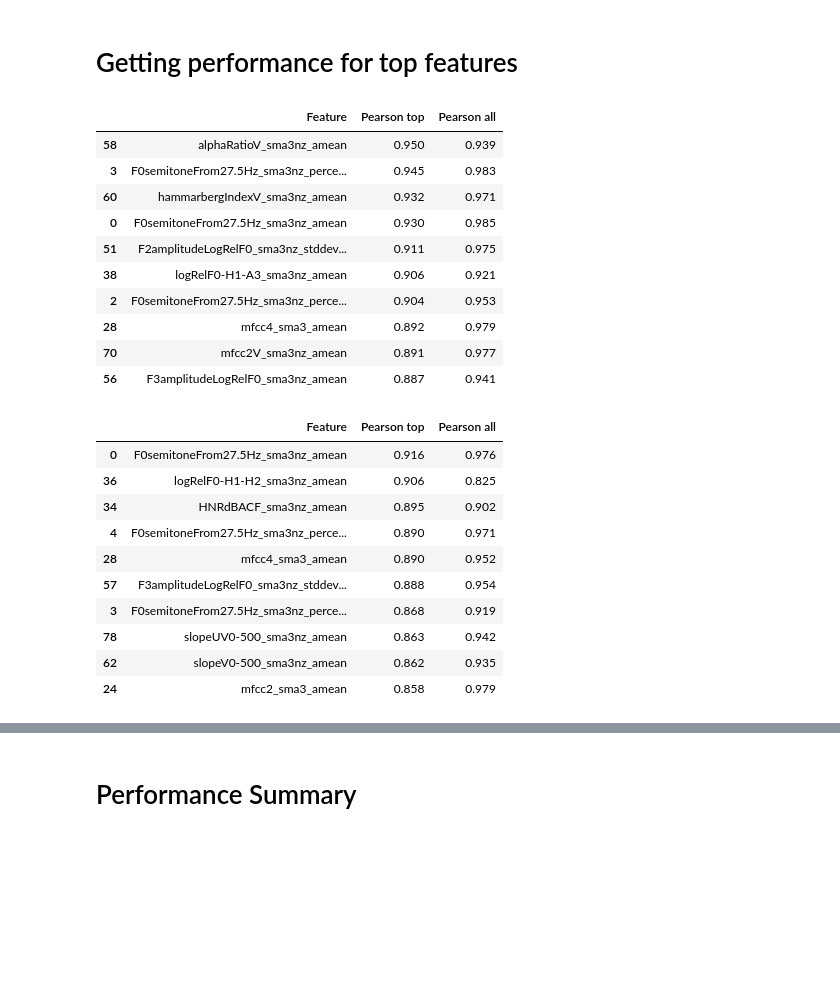
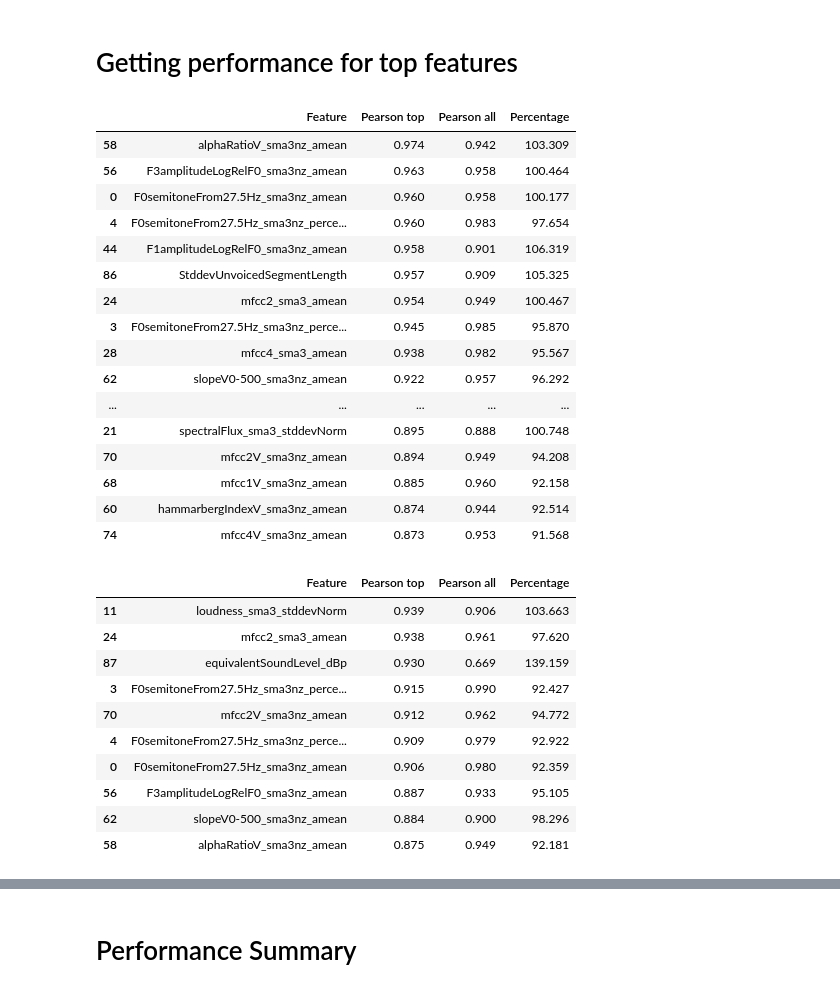
Before and after one commit to satvik-dixit/explainability_SER, a Jupyter notebook: SER_explainability_tutorial.ipynb, the cells around one changed output, grey strips where cells are left out. Saved outputs shown, nothing was run; the diff lists cells and outputs as text; code cells hidden in the pictures; blank space fills up the shorter version.

```diff
--- a/SER_explainability_tutorial.ipynb
+++ b/SER_explainability_tutorial.ipynb
@@ -590,5 +591,3 @@ print(num_byols_features)
-# %%
-num_byols_features = {'anger': 80, 'fear': 50, 'neutrality': 170, 'joy': 240, 'sadness': 60, 'disgust': 60}
 # %% [markdown]
 # Predicting Functions
 # %%
@@ -658,6 +657,7 @@ def top_byols_predict_ege(e):
   en_errors_r_squared_all = []
   pearson_corr_top = []
   pearson_corr_all = []
+  percentage = []
 
   byols_embeddings, byols_labels, byols_speakers = emotion_all_merger(emotion=e, other_emotions=[em for em in emotions if em!=e], embeddings_dict=byols_embeddings_dict, speakers_dict=byols_speakers_list_dict, num=45)
   ege_embeddings, ege_labels, ege_speakers = emotion_all_merger(emotion=e, other_emotions=[em for em in emotions if em!=e], embeddings_dict=eGeMAPS_embeddings_dict, speakers_dict=eGeMAPS_speakers_list_dict, num=45)
@@ -676,7 +676,9 @@ def top_byols_predict_ege(e):
     en_errors_r_squared_all.append(np.round(en_r_squared_all, 3))
     pearson_corr_all.append(np.round(p_corr_all, 3))
 
-  prediction_metrics_dict = {'Feature':egemaps_feature_names, 'Pearson top':pearson_corr_top, 'Pearson all': pearson_corr_all}
+    percentage.append(np.round(p_corr_top*100/p_corr_all, 3))
+
+  prediction_metrics_dict = {'Feature':egemaps_feature_names, 'Pearson top':pearson_corr_top, 'Pearson all': pearson_corr_all, 'Percentage':percentage}
 
   return prediction_metrics_dict
 # %%
@@ -684,19 +686,25 @@ df = pd.DataFrame(top_byols_predict_ege(emotions[0]))
 sorted_df = df.sort_values(by='Pearson top', ascending=False)
 predicted_df_dict[emotions[0]] = sorted_df
 # %%
-sorted_df.head(10)
+sorted_df.head(20)
 # %% [output]
-|  | Feature | Pearson top | Pearson all |
-| 58 | alphaRatioV_sma3nz_amean | 0.950 | 0.939 |
-| 3 | F0semitoneFrom27.5Hz_sma3nz_perce... | 0.945 | 0.983 |
-| 60 | hammarbergIndexV_sma3nz_amean | 0.932 | 0.971 |
-| 0 | F0semitoneFrom27.5Hz_sma3nz_amean | 0.930 | 0.985 |
-| 51 | F2amplitudeLogRelF0_sma3nz_stddev... | 0.911 | 0.975 |
-| 38 | logRelF0-H1-A3_sma3nz_amean | 0.906 | 0.921 |
-| 2 | F0semitoneFrom27.5Hz_sma3nz_perce... | 0.904 | 0.953 |
-| 28 | mfcc4_sma3_amean | 0.892 | 0.979 |
-| 70 | mfcc2V_sma3nz_amean | 0.891 | 0.977 |
-| 56 | F3amplitudeLogRelF0_sma3nz_amean | 0.887 | 0.941 |
+|  | Feature | Pearson top | Pearson all | Percentage |
+| 58 | alphaRatioV_sma3nz_amean | 0.974 | 0.942 | 103.309 |
+| 56 | F3amplitudeLogRelF0_sma3nz_amean | 0.963 | 0.958 | 100.464 |
+| 0 | F0semitoneFrom27.5Hz_sma3nz_amean | 0.960 | 0.958 | 100.177 |
+| 4 | F0semitoneFrom27.5Hz_sma3nz_perce... | 0.960 | 0.983 | 97.654 |
+| 44 | F1amplitudeLogRelF0_sma3nz_amean | 0.958 | 0.901 | 106.319 |
+| 86 | StddevUnvoicedSegmentLength | 0.957 | 0.909 | 105.325 |
+| 24 | mfcc2_sma3_amean | 0.954 | 0.949 | 100.467 |
+| 3 | F0semitoneFrom27.5Hz_sma3nz_perce... | 0.945 | 0.985 | 95.870 |
+| 28 | mfcc4_sma3_amean | 0.938 | 0.982 | 95.567 |
+| 62 | slopeV0-500_sma3nz_amean | 0.922 | 0.957 | 96.292 |
+| ... | ... | ... | ... | ... |
+| 21 | spectralFlux_sma3_stddevNorm | 0.895 | 0.888 | 100.748 |
+| 70 | mfcc2V_sma3nz_amean | 0.894 | 0.949 | 94.208 |
+| 68 | mfcc1V_sma3nz_amean | 0.885 | 0.960 | 92.158 |
+| 60 | hammarbergIndexV_sma3nz_amean | 0.874 | 0.944 | 92.514 |
+| 74 | mfcc4V_sma3nz_amean | 0.873 | 0.953 | 91.568 |
 # %%
 df = pd.DataFrame(top_byols_predict_ege(emotions[1]))
 sorted_df = df.sort_values(by='Pearson top', ascending=False)
@@ -704,17 +712,17 @@ predicted_df_dict[emotions[1]] = sorted_df
 # %%
 sorted_df.head(10)
 # %% [output]
-|  | Feature | Pearson top | Pearson all |
-| 0 | F0semitoneFrom27.5Hz_sma3nz_amean | 0.916 | 0.976 |
-| 36 | logRelF0-H1-H2_sma3nz_amean | 0.906 | 0.825 |
-| 34 | HNRdBACF_sma3nz_amean | 0.895 | 0.902 |
-| 4 | F0semitoneFrom27.5Hz_sma3nz_perce... | 0.890 | 0.971 |
-| 28 | mfcc4_sma3_amean | 0.890 | 0.952 |
-| 57 | F3amplitudeLogRelF0_sma3nz_stddev... | 0.888 | 0.954 |
-| 3 | F0semitoneFrom27.5Hz_sma3nz_perce... | 0.868 | 0.919 |
-| 78 | slopeUV0-500_sma3nz_amean | 0.863 | 0.942 |
-| 62 | slopeV0-500_sma3nz_amean | 0.862 | 0.935 |
-| 24 | mfcc2_sma3_amean | 0.858 | 0.979 |
+|  | Feature | Pearson top | Pearson all | Percentage |
+| 11 | loudness_sma3_stddevNorm | 0.939 | 0.906 | 103.663 |
+| 24 | mfcc2_sma3_amean | 0.938 | 0.961 | 97.620 |
+| 87 | equivalentSoundLevel_dBp | 0.930 | 0.669 | 139.159 |
+| 3 | F0semitoneFrom27.5Hz_sma3nz_perce... | 0.915 | 0.990 | 92.427 |
+| 70 | mfcc2V_sma3nz_amean | 0.912 | 0.962 | 94.772 |
+| 4 | F0semitoneFrom27.5Hz_sma3nz_perce... | 0.909 | 0.979 | 92.922 |
+| 0 | F0semitoneFrom27.5Hz_sma3nz_amean | 0.906 | 0.980 | 92.359 |
+| 56 | F3amplitudeLogRelF0_sma3nz_amean | 0.887 | 0.933 | 95.105 |
+| 62 | slopeV0-500_sma3nz_amean | 0.884 | 0.900 | 98.296 |
+| 58 | alphaRatioV_sma3nz_amean | 0.875 | 0.949 | 92.181 |
 # %%
 df = pd.DataFrame(top_byols_predict_ege(emotions[2]))
 sorted_df = df.sort_values(by='Pearson top', ascending=False)
```
Also changed, not shown: parts of 38 cells of this notebook.
